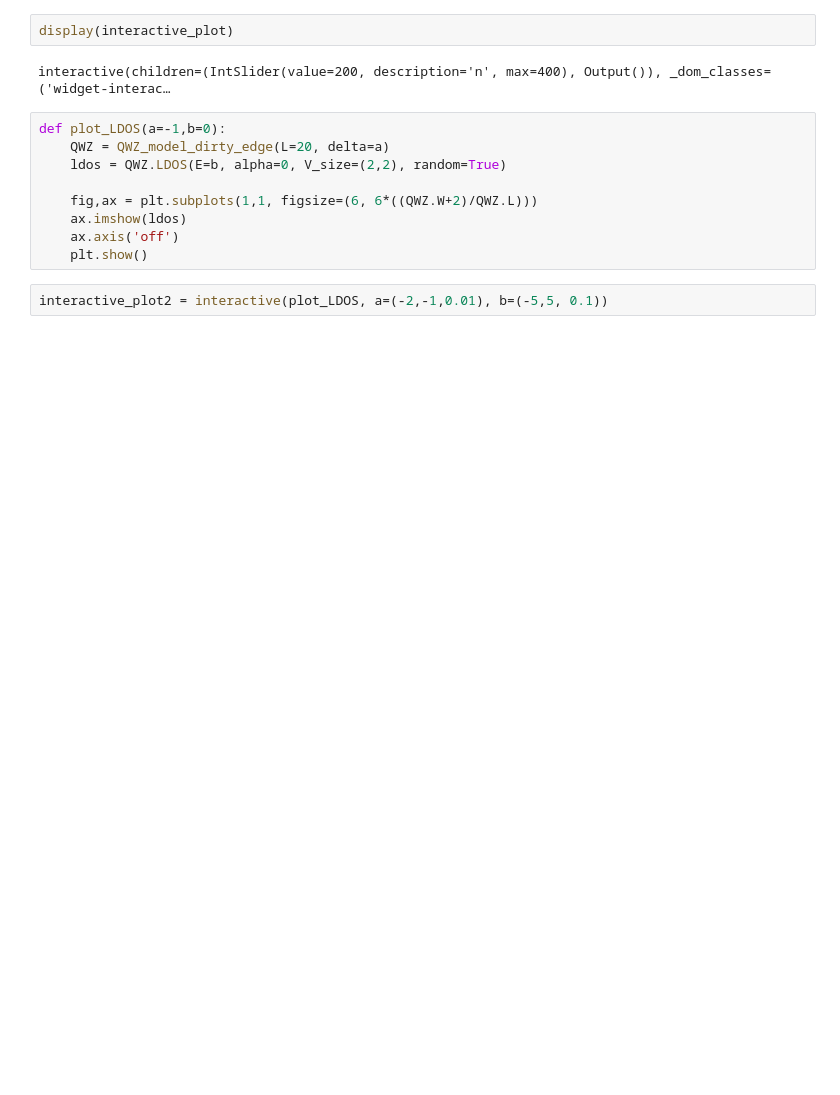
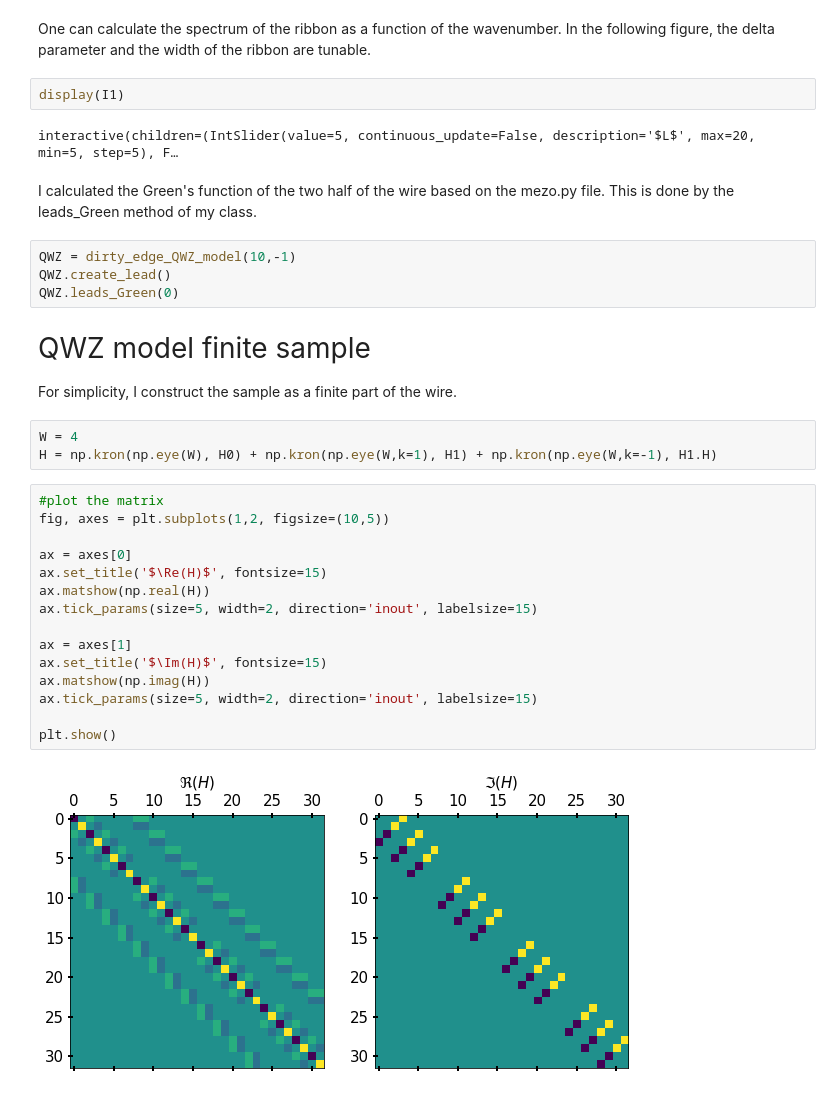
Before and after one commit to portikattila/quantum-transport, a Jupyter notebook: qwz.ipynb, the cells around one changed output. Drawn from its saved outputs; the diff is of its cells as text; blank space fills up the shorter version.

```diff
--- a/qwz.ipynb
+++ b/qwz.ipynb
@@ -373,15 +70,37 @@ interactive_plot = interactive(plot_dos, n=(0,int(QWZ.H_S.shape[0]/2),1))
+# %% [markdown]
+One can calculate the spectrum of the ribbon as a function of the wavenumber. In the following figure, the delta parameter and the width of the ribbon are tunable.
 # %%
-display(interactive_plot)
+display(I1)
 # %% [output]
-interactive(children=(IntSlider(value=200, description='n', max=400), Output()), _dom_classes=('widget-interac…
+interactive(children=(IntSlider(value=5, continuous_update=False, description='$L$', max=20, min=5, step=5), F…
-# %%
-def plot_LDOS(a=-1,b=0):
-    QWZ = QWZ_model_dirty_edge(L=20, delta=a)
-    ldos = QWZ.LDOS(E=b, alpha=0, V_size=(2,2), random=True)
-
-    fig,ax = plt.subplots(1,1, figsize=(6, 6*((QWZ.W+2)/QWZ.L)))
-    ax.imshow(ldos)
-    ax.axis('off')
-    plt.show()
-# %%
-interactive_plot2 = interactive(plot_LDOS, a=(-2,-1,0.01), b=(-5,5, 0.1))
+# %% [markdown]
+I calculated the Green's function of the two half of the wire based on the mezo.py file. This is done by the leads_Green method of my class.
+# %%
+QWZ = dirty_edge_QWZ_model(10,-1)
+QWZ.create_lead()
+QWZ.leads_Green(0)
+# %% [markdown]
+</br> </br>
+<p style="font-size:2em; text-align:left"> QWZ model finite sample </p>
+# %% [markdown]
+For simplicity, I construct the sample as a finite part of the wire.
+# %%
+W = 4
+H = np.kron(np.eye(W), H0) + np.kron(np.eye(W,k=1), H1) + np.kron(np.eye(W,k=-1), H1.H)
+# %%
+#plot the matrix
+fig, axes = plt.subplots(1,2, figsize=(10,5))
+
+ax = axes[0]
+ax.set_title('$\Re(H)$', fontsize=15)
+ax.matshow(np.real(H))
+ax.tick_params(size=5, width=2, direction='inout', labelsize=15)
+
+ax = axes[1]
+ax.set_title('$\Im(H)$', fontsize=15)
+ax.matshow(np.imag(H))
+ax.tick_params(size=5, width=2, direction='inout', labelsize=15)
+
+plt.show()
+# %% [output]
+[figure, added]
```
Also changed, not shown: parts of 25 cells of this notebook, 2 other files.
